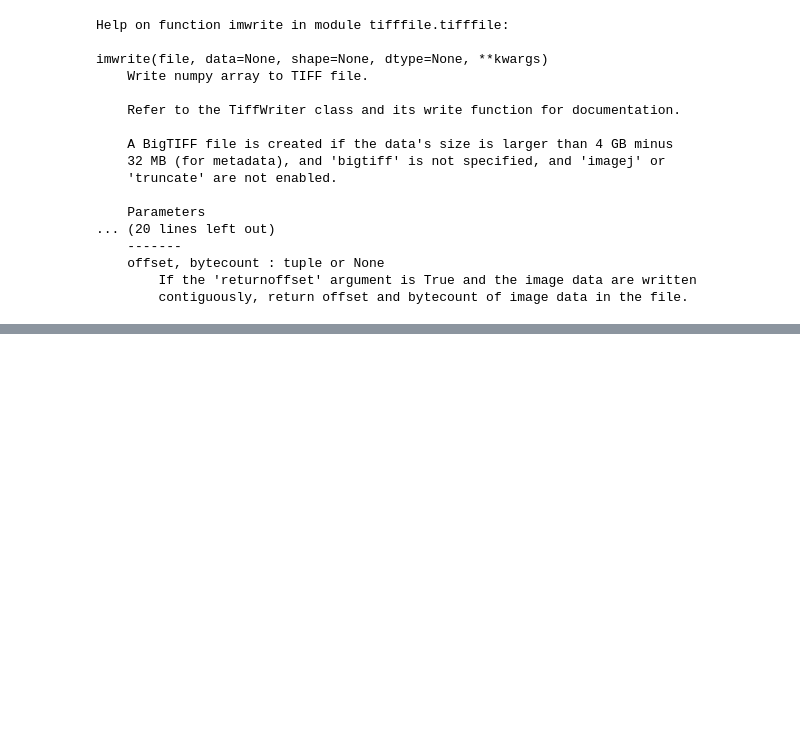
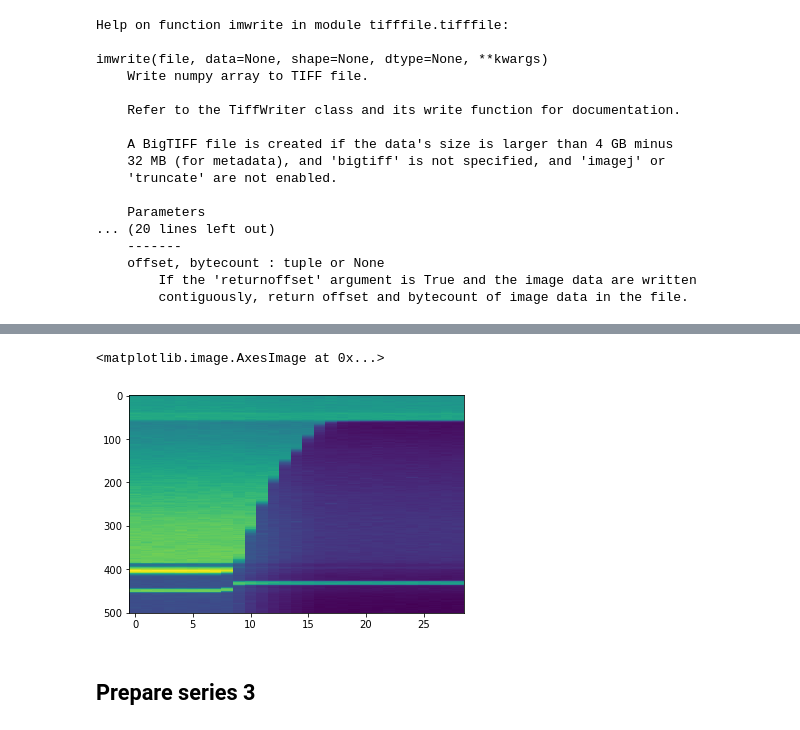
Before and after one commit to ImagingLectures/WaterInSand, a Jupyter notebook: data/DataPreparation.ipynb, the cells around one changed output, grey strips where cells are left out. Drawn from its saved outputs; the diff is of its cells as text; code cells hidden in the pictures; blank space fills up the shorter version.

```diff
--- a/data/DataPreparation.ipynb
+++ b/data/DataPreparation.ipynb
@@ -55,0 +99,9 @@ imwrite(file, data=None, shape=None, dtype=None, **kwargs)
+# %%
+img4=tiff.imread('timeseries/4/images_4.tif')
+# %%
+plt.imshow(img4[:,:,150:160].mean(axis=2).transpose(),aspect='auto', interpolation='None')
+# %% [output]
+<matplotlib.image.AxesImage at 0x...>
+[figure, added]
+# %% [markdown]
+## Prepare series 3
```
Also changed, not shown: parts of 12 cells of this notebook, 5 other files.
